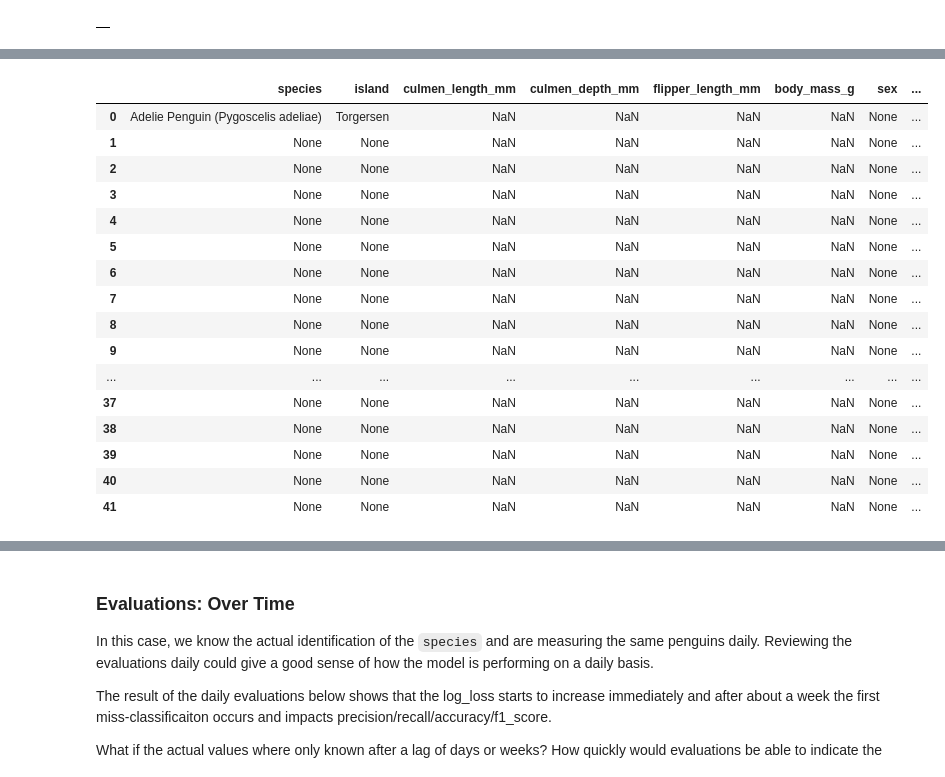
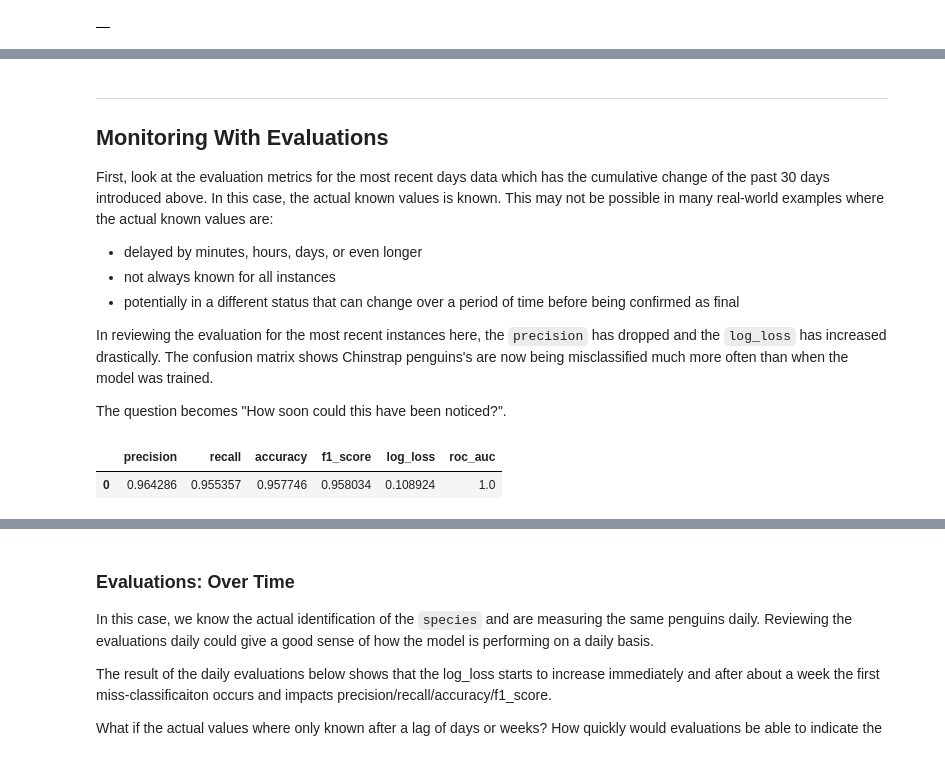
Before and after one commit to statmike/vertex-ai-mlops, a Jupyter notebook: Model Monitoring/bqml-model-monitoring-tutorial.ipynb, the cells around one changed output, grey strips where cells are left out. Saved outputs shown, nothing was run; the diff lists cells and outputs as text; code cells hidden in the pictures.

```diff
--- a/Model Monitoring/bqml-model-monitoring-tutorial.ipynb
+++ b/Model Monitoring/bqml-model-monitoring-tutorial.ipynb
@@ -586,24 +579,26 @@ Reviewing the history for one penugin, `entity_id = '1'` shows a history of chan
+# %% [markdown]
+---
+## Monitoring With Evaluations
+
+First, look at the evaluation metrics for the most recent days data which has the cumulative change of the past 30 days introduced above.  In this case, the actual known values is known. This may not be possible in many real-world examples where the actual known values are:
+- delayed by minutes, hours, days, or even longer
+- not always known for all instances
+- potentially in a different status that can change over a period of time before being confirmed as final
+
+In reviewing the evaluation for the most recent instances here, the `precision` has dropped and the `log_loss` has increased drastically.  The confusion matrix shows Chinstrap penguins's are now being misclassified much more often than when the model was trained.
+
+The question becomes "How soon could this have been noticed?".
 # %%
 %%bigquery
 SELECT *
-FROM `statmike-mlops-349915.bqml_model_monitoring.production`
-WHERE entity_id = '1'
-ORDER BY feature_timestamp
+FROM ML.EVALUATE (
+    MODEL `statmike-mlops-349915.bqml_model_monitoring.classify_species_dnn`,
+    (
+        SELECT *
+        FROM `statmike-mlops-349915.bqml_model_monitoring.production`
+        WHERE DATE(feature_timestamp) >= CURRENT_DATE()
+    )
+)
 # %% [output]
-|  | species | island | culmen_length_mm | culmen_depth_mm | flipper_length_mm | body_mass_g | sex | ... |
-| 0 | Adelie Penguin (Pygoscelis adeliae) | Torgersen | NaN | NaN | NaN | NaN | None | ... |
-| 1 | None | None | NaN | NaN | NaN | NaN | None | ... |
-| 2 | None | None | NaN | NaN | NaN | NaN | None | ... |
-| 3 | None | None | NaN | NaN | NaN | NaN | None | ... |
-| 4 | None | None | NaN | NaN | NaN | NaN | None | ... |
-| 5 | None | None | NaN | NaN | NaN | NaN | None | ... |
-| 6 | None | None | NaN | NaN | NaN | NaN | None | ... |
-| 7 | None | None | NaN | NaN | NaN | NaN | None | ... |
-| 8 | None | None | NaN | NaN | NaN | NaN | None | ... |
-| 9 | None | None | NaN | NaN | NaN | NaN | None | ... |
-| ... | ... | ... | ... | ... | ... | ... | ... | ... |
-| 37 | None | None | NaN | NaN | NaN | NaN | None | ... |
-| 38 | None | None | NaN | NaN | NaN | NaN | None | ... |
-| 39 | None | None | NaN | NaN | NaN | NaN | None | ... |
-| 40 | None | None | NaN | NaN | NaN | NaN | None | ... |
-| 41 | None | None | NaN | NaN | NaN | NaN | None | ... |
+|  | precision | recall | accuracy | f1_score | log_loss | roc_auc |
+| 0 | 0.964286 | 0.955357 | 0.957746 | 0.958034 | 0.108924 | 1.0 |
```
Also changed, not shown: parts of 63 cells of this notebook, 1 other file.
